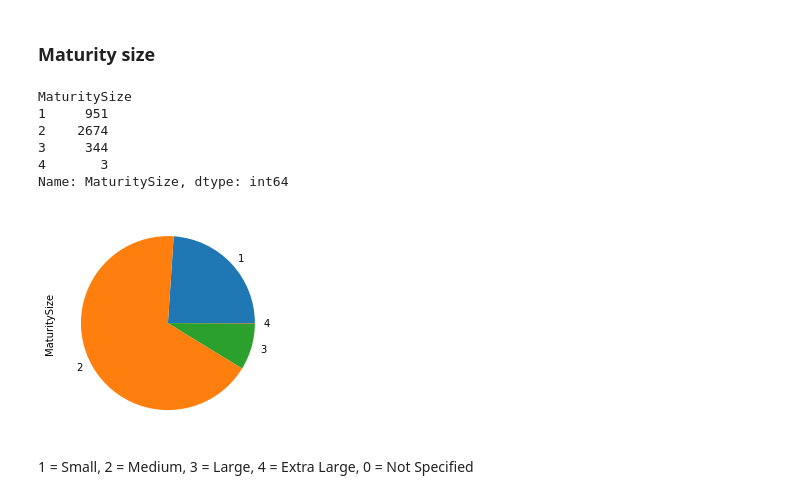
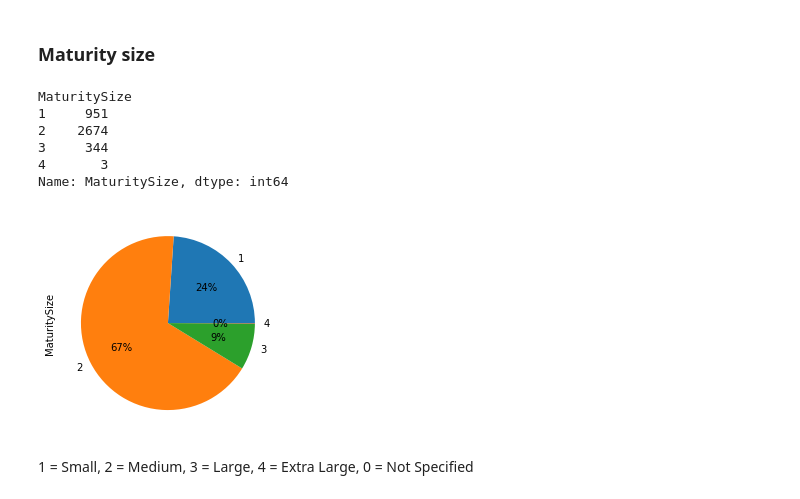
Before and after one commit to naufaldi-fir/adoption-prediction-project, a Jupyter notebook: Exploration on Age, Gender, Maturity Size, Furlength and Quantity.ipynb, the cells around one changed output. Saved outputs shown, nothing was run; the diff lists cells and outputs as text; code cells hidden in the pictures.

```diff
--- a/Exploration on Age, Gender, Maturity Size, Furlength and Quantity.ipynb
+++ b/Exploration on Age, Gender, Maturity Size, Furlength and Quantity.ipynb
@@ -165,15 +169,15 @@ https://matplotlib.org/stable/gallery/pie_and_polar_charts/pie_and_donut_labels.
 # %%
 pie_size = df.groupby("MaturitySize")["MaturitySize"].count()
 print(pie_size)
-pie_size.plot.pie();
+pie_size.plot.pie(autopct = lambda p: "{:.0f}%".format(p));
 # %% [output]
 MaturitySize
 1     951
 2    2674
 3     344
 4       3
 Name: MaturitySize, dtype: int64
-[figure, old version]
+[figure, new version]
 # %% [markdown]
 1 = Small, 2 = Medium, 3 = Large, 4 = Extra Large, 0 = Not Specified
 # %% [markdown]
```
Also changed, not shown: parts of 7 cells of this notebook.
